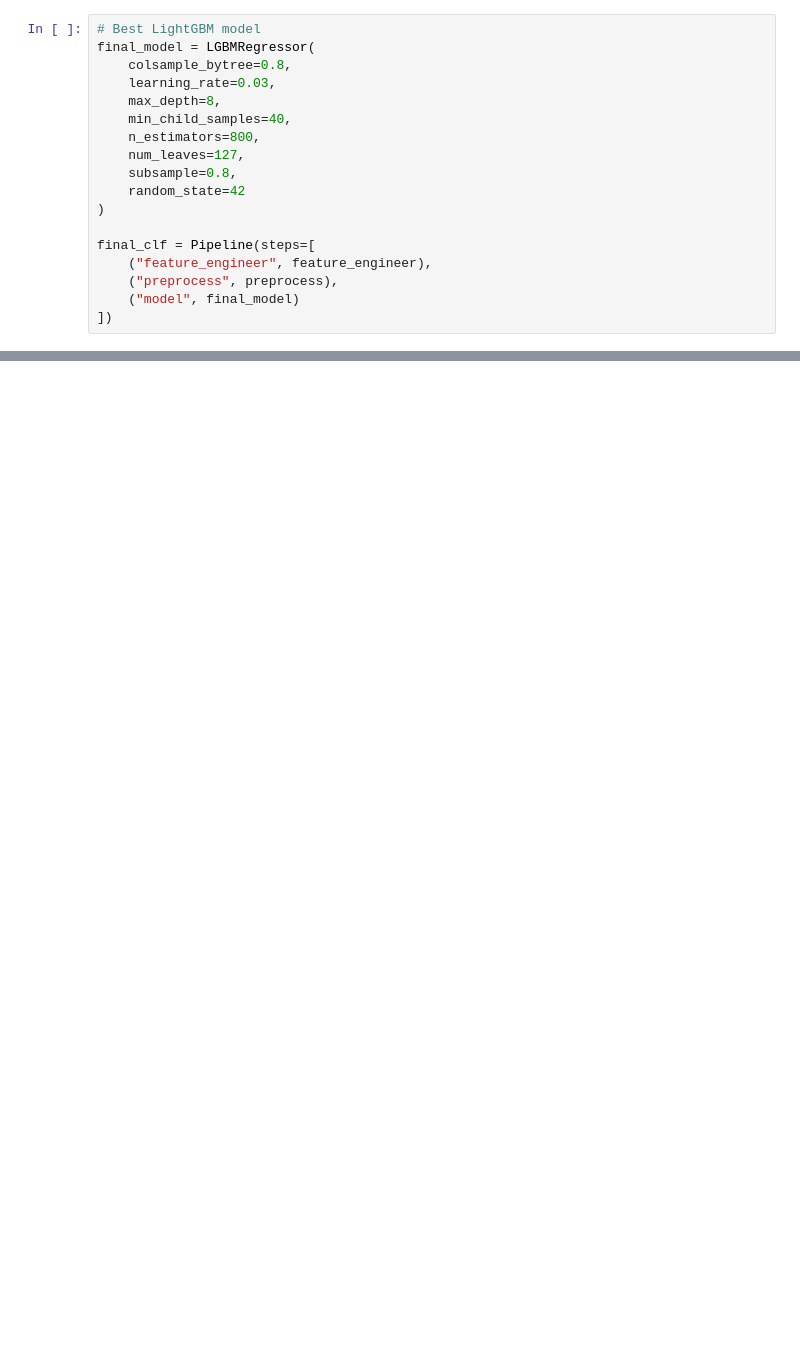
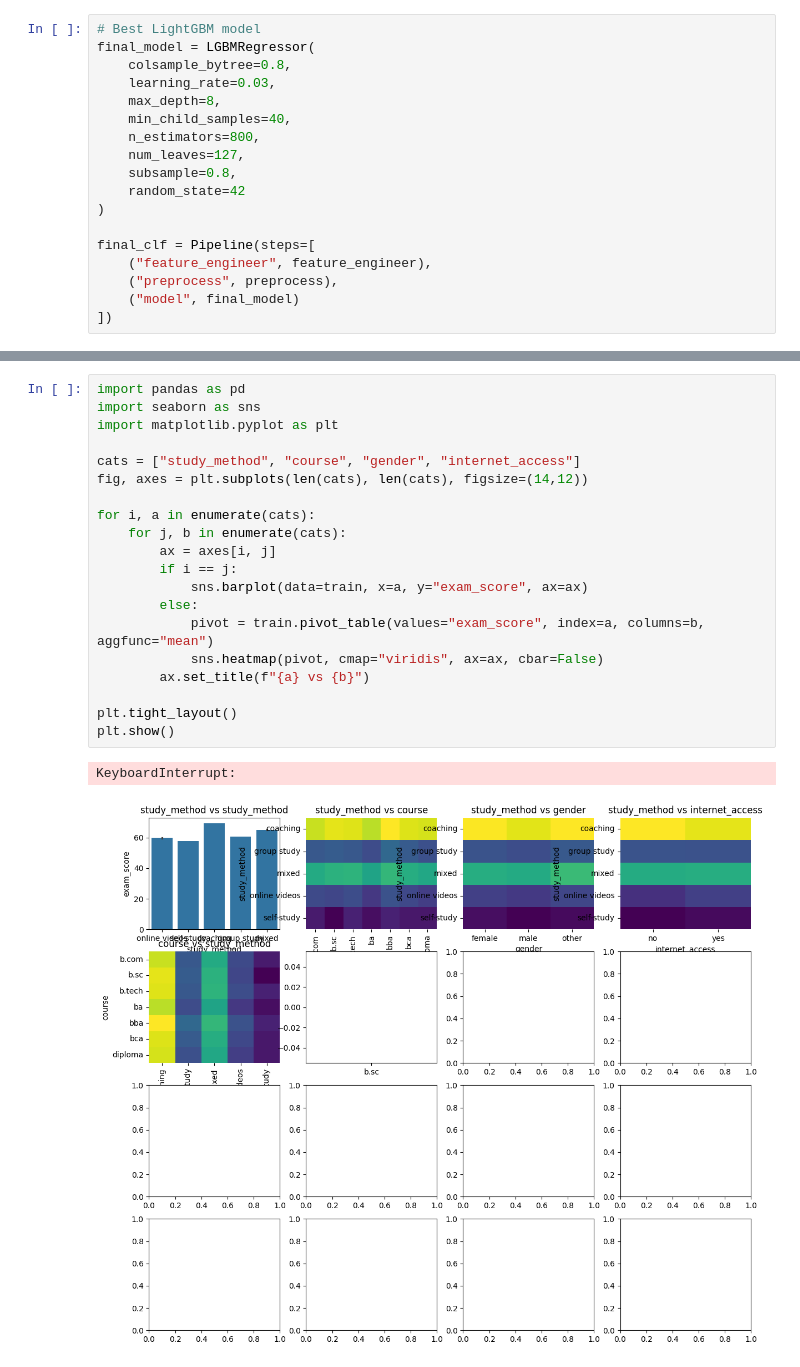
Before and after one commit to KetchupJL/Kaggle-Competitions, a Jupyter notebook: Predicting Student Test Scores/notebook2.ipynb, the cells around one changed output, grey strips where cells are left out. Drawn from its saved outputs; the diff is of its cells as text; blank space fills up the shorter version.

```diff
--- a/Predicting Student Test Scores/notebook2.ipynb
+++ b/Predicting Student Test Scores/notebook2.ipynb
@@ -264,0 +319,23 @@ submission.head()
+# %%
+import pandas as pd
+import seaborn as sns
+import matplotlib.pyplot as plt
+
+cats = ["study_method", "course", "gender", "internet_access"]
+fig, axes = plt.subplots(len(cats), len(cats), figsize=(14,12))
+
+for i, a in enumerate(cats):
+    for j, b in enumerate(cats):
+        ax = axes[i, j]
+        if i == j:
+            sns.barplot(data=train, x=a, y="exam_score", ax=ax)
+        else:
+            pivot = train.pivot_table(values="exam_score", index=a, columns=b, aggfunc="mean")
+            sns.heatmap(pivot, cmap="viridis", ax=ax, cbar=False)
+        ax.set_title(f"{a} vs {b}")
+
+plt.tight_layout()
+plt.show()
+# %% [output]
+KeyboardInterrupt:
+[figure, added]
```
Also changed, not shown: parts of 12 cells of this notebook, 3 other files.
